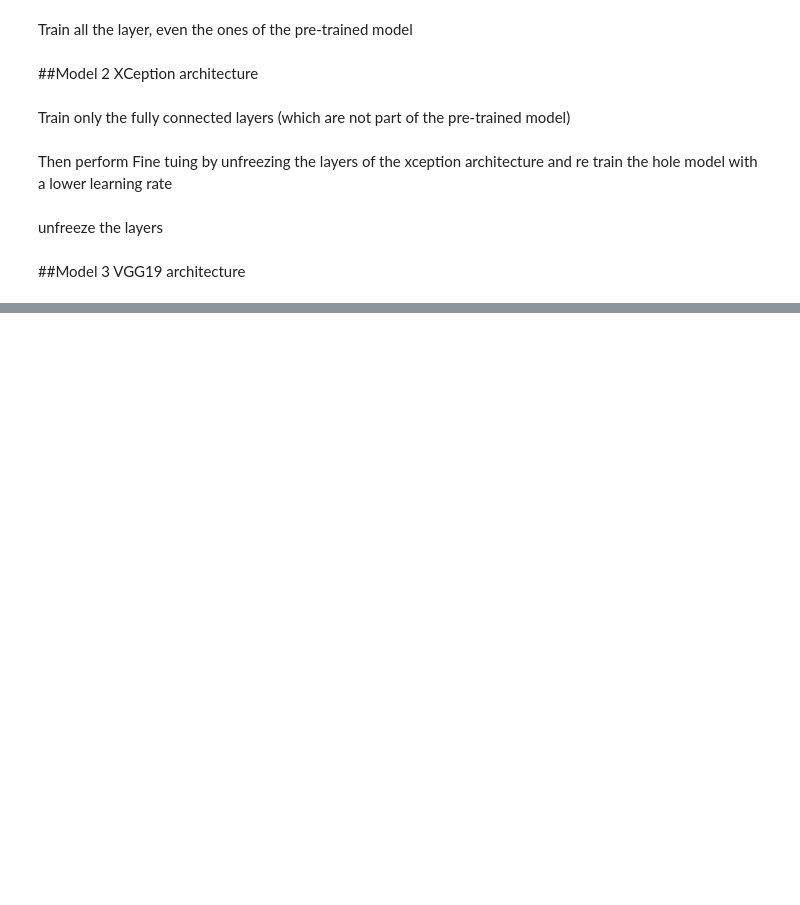
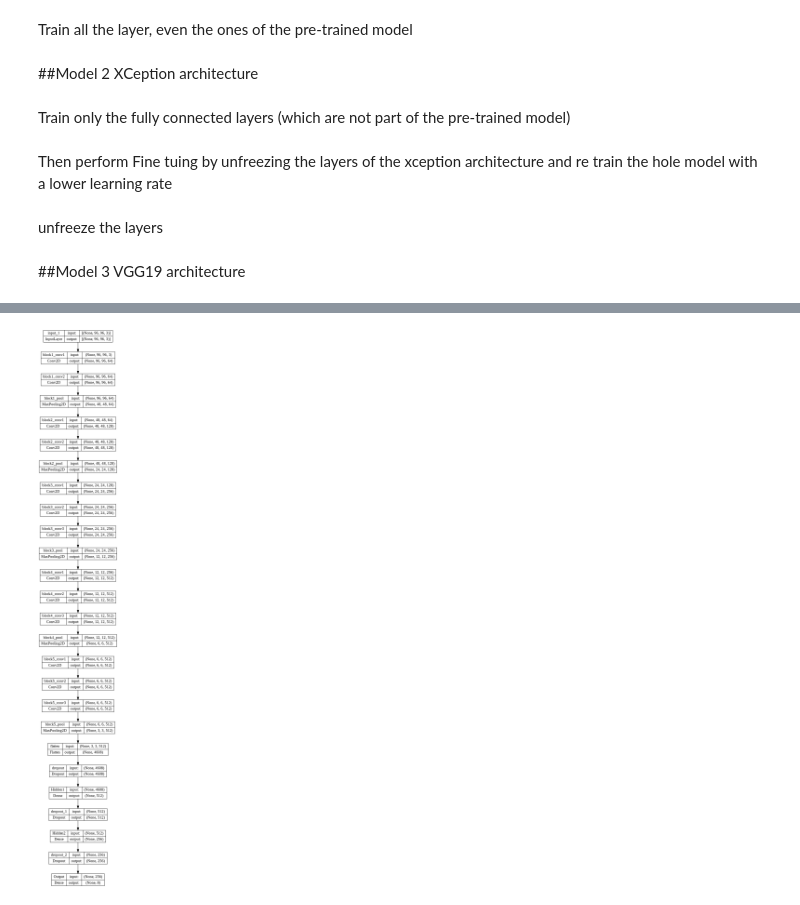
Before and after one commit to maurofama99/AN2DL_Homeworks, a Jupyter notebook: final_model.ipynb, the cells around one changed output, grey strips where cells are left out. Saved outputs shown, nothing was run; the diff lists cells and outputs as text; code cells hidden in the pictures; blank space fills up the shorter version.

```diff
--- a/final_model.ipynb
+++ b/final_model.ipynb
@@ -544,7 +395,7 @@ testModel(valid_gen, model2)
 # %% [markdown]
 Then perform Fine tuing by unfreezing the layers of the xception architecture and re train the hole model with a lower learning rate
 # %%
-model_2 = tfk.models.load_model("savedModels/CNN_XCeption")
+model_2 = tfk.models.load_model("savedModels/XCeption")
 # %% [markdown]
 unfreeze the layers
 # %%
@@ -606,2 +454,0 @@ Then perform Fine tuing by unfreezing the layers of the xception architecture an
-# %%
-model_3 = tfk.models.load_model("savedModels/CNN_VGG19")
@@ -630,8 +459,8 @@ testModel(valid_gen, model_3)
 Combine together the tree models computing the avarage output
 # %%
-first_model = tfk.models.load_model("savedModels/VGG16")
-second_model = tfk.models.load_model("savedModels/CNN_XCeption_FineTuning")
-third_model = tfk.models.load_model("savedModels/CNN_VGG19_FineTuning")
+first_model = tfk.models.load_model("savedModels/vgg16")
+second_model = tfk.models.load_model("savedModels/xception_FineTuning")
+third_model = tfk.models.load_model("savedModels/vgg19")
 
 first_model._name = 'model1'
 second_model._name = 'model2'
@@ -653,0 +535,4 @@ testModel(valid_gen, ensemble_model)
+# %%
+plot_model(first_model, show_shapes=True, show_layer_names=True)
+# %% [output]
+[figure, added]
```
Also changed, not shown: parts of 55 cells of this notebook.
